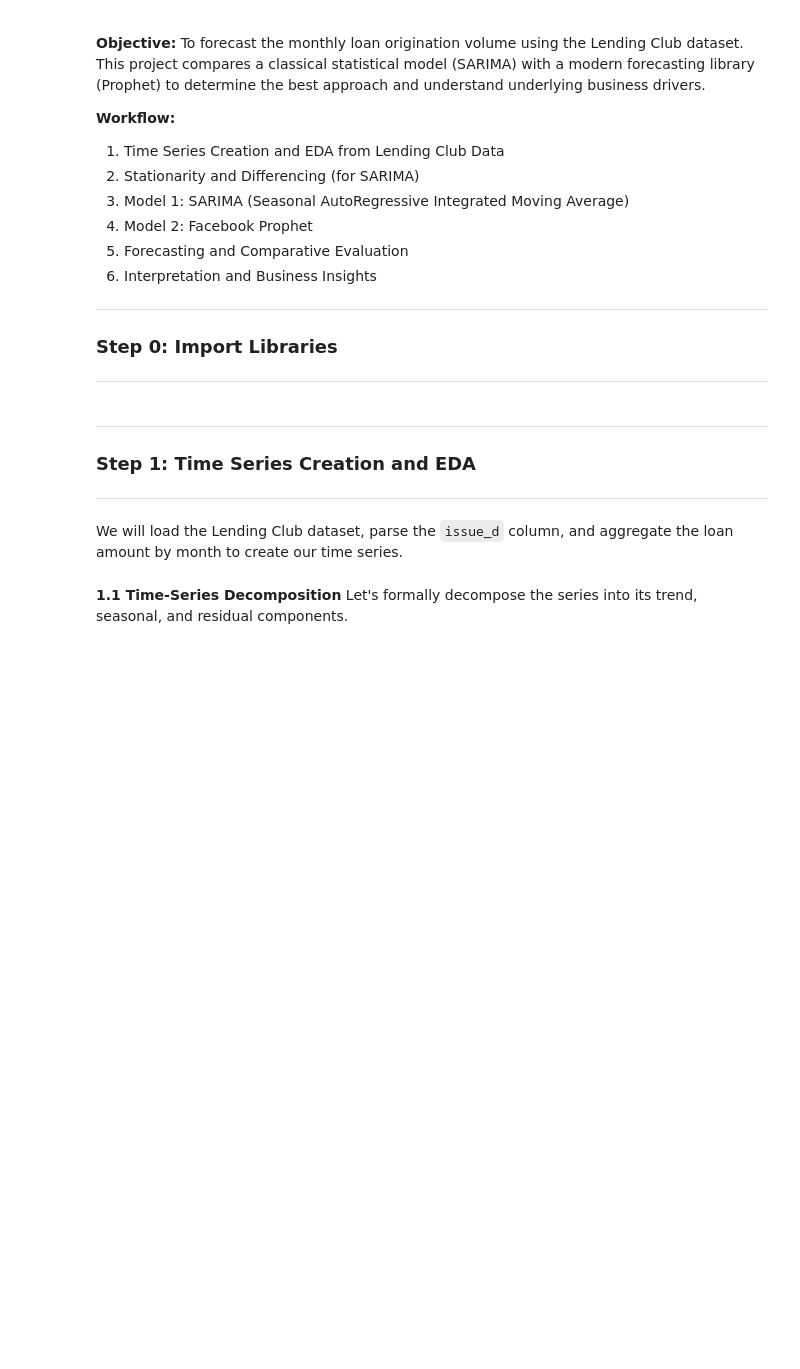
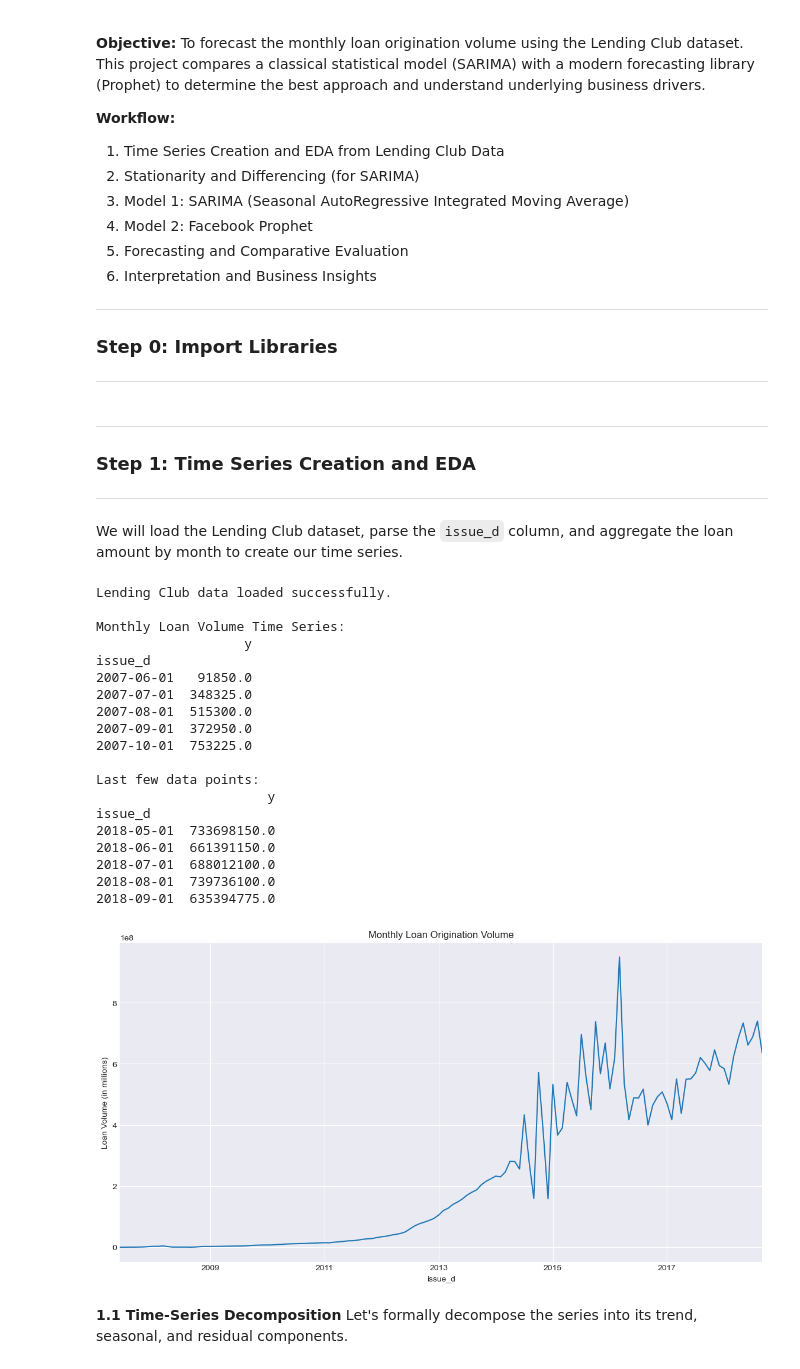
Before and after one commit to icedarkness/showcase, a Jupyter notebook: Time-Series Forecasting of Loan Volume (SARIMA vs. Prophet)/Time-Series Forecasting of Loan Volume (SARIMA vs. Prophet).ipynb, the cells around one changed output. Drawn from its saved outputs; the diff is of its cells as text; code cells hidden in the pictures; blank space fills up the shorter version.

```diff
--- a/Time-Series Forecasting of Loan Volume (SARIMA vs. Prophet)/Time-Series Forecasting of Loan Volume (SARIMA vs. Prophet).ipynb
+++ b/Time-Series Forecasting of Loan Volume (SARIMA vs. Prophet)/Time-Series Forecasting of Loan Volume (SARIMA vs. Prophet).ipynb
@@ -45,7 +45,7 @@ We will load the Lending Club dataset, parse the `issue_d` column, and aggregate
 # This is a large file, so this step might take some time and memory.
 try:
     # Load only necessary columns to save memory
-    df_full = pd.read_csv('../Lending Club Credit Risk Model with XAI/accepted_2007_to_2018Q4.csv.gz', usecols=['issue_d', 'loan_amnt'], compression='gzip')
+    df_full = pd.read_csv('E:/onedrive/projects/github_showcase/Lending Club Credit Risk Model with XAI/accepted_2007_to_2018Q4.csv.gz', usecols=['issue_d', 'loan_amnt'], compression='gzip')
     print("Lending Club data loaded successfully.")
 except FileNotFoundError:
     print("ERROR: 'accepted_2007_to_2018Q4.csv.gz' not found.")
@@ -55,33 +55,54 @@ except FileNotFoundError:
 
 
 # Convert 'issue_d' to datetime objects
 df_full['issue_d'] = pd.to_datetime(df_full['issue_d'], format='%b-%Y', errors='coerce')
 df_full.dropna(subset=['issue_d'], inplace=True)
 
 # Set 'issue_d' as the index
 df_full.set_index('issue_d', inplace=True)
 
 # Resample the data to get the total loan amount per month
 # 'MS' stands for Month Start frequency
 monthly_loan_volume = df_full['loan_amnt'].resample('MS').sum()
 
 # Convert to a DataFrame, which is easier to work with
 ts_df = monthly_loan_volume.to_frame()
 ts_df.rename(columns={'loan_amnt': 'y'}, inplace=True)
 
 # Remove the last few months if they have incomplete data (common in this dataset)
 # The dataset ends in 2018-Q4, so we'll stop at the end of 2018-Q3 to be safe.
 ts_df = ts_df.loc[ts_df.index < '2018-10-01']
 
 print("\nMonthly Loan Volume Time Series:")
 print(ts_df.head())
 print("\nLast few data points:")
 print(ts_df.tail())
 
 # Plot the time series
 ts_df['y'].plot(title='Monthly Loan Origination Volume')
 plt.ylabel('Loan Volume (in millions)')
 plt.show()
+# %% [output]
+Lending Club data loaded successfully.
+
+Monthly Loan Volume Time Series:
+                   y
+issue_d
+2007-06-01   91850.0
+2007-07-01  348325.0
+2007-08-01  515300.0
+2007-09-01  372950.0
+2007-10-01  753225.0
+
+Last few data points:
+                      y
+issue_d
+2018-05-01  733698150.0
+2018-06-01  661391150.0
+2018-07-01  688012100.0
+2018-08-01  739736100.0
+2018-09-01  635394775.0
+[figure, added]
 # %% [markdown]
 **1.1 Time-Series Decomposition**
 Let's formally decompose the series into its trend, seasonal, and residual components.
```
Also changed, not shown: parts of 4 cells of this notebook.
